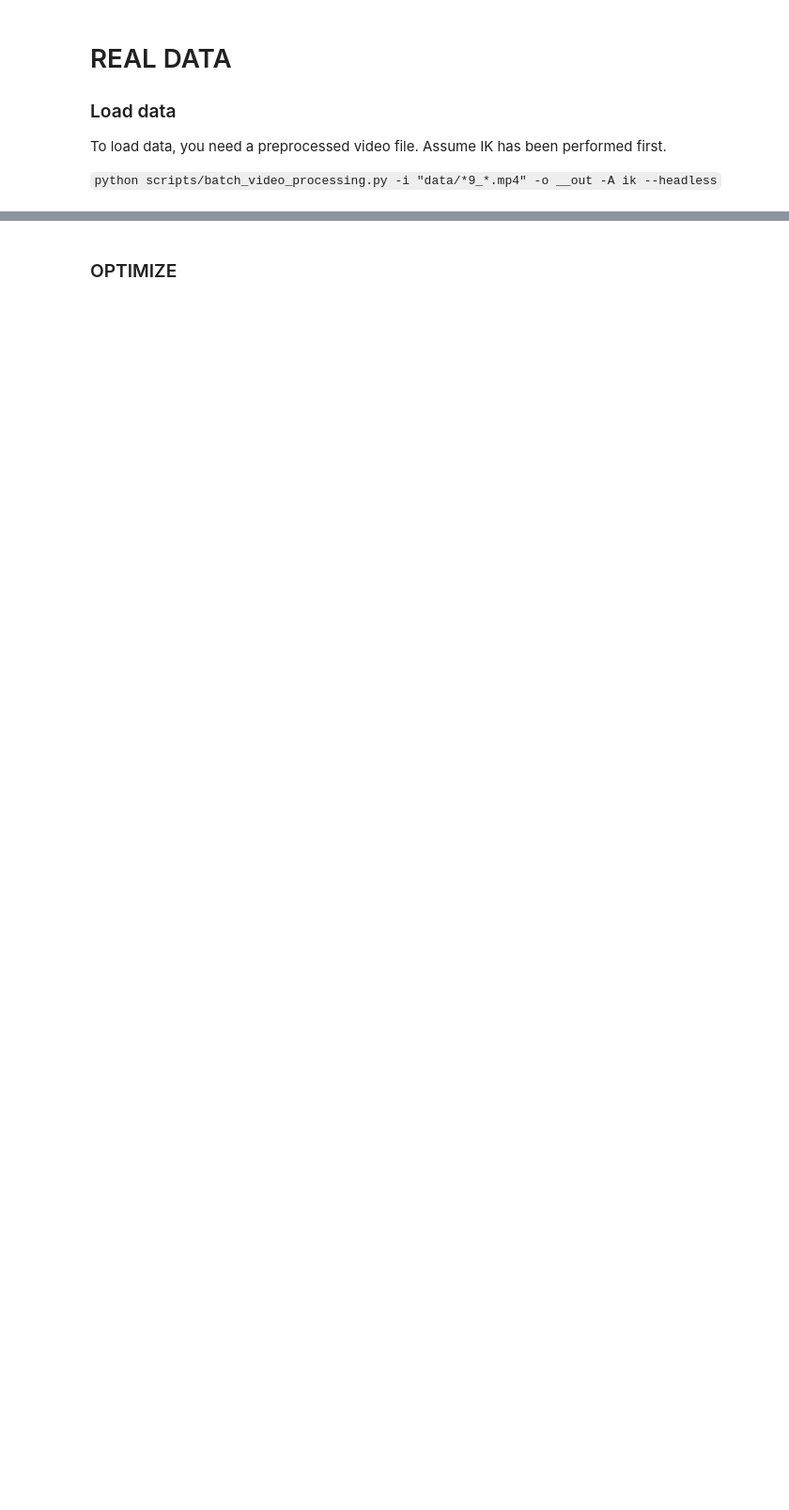
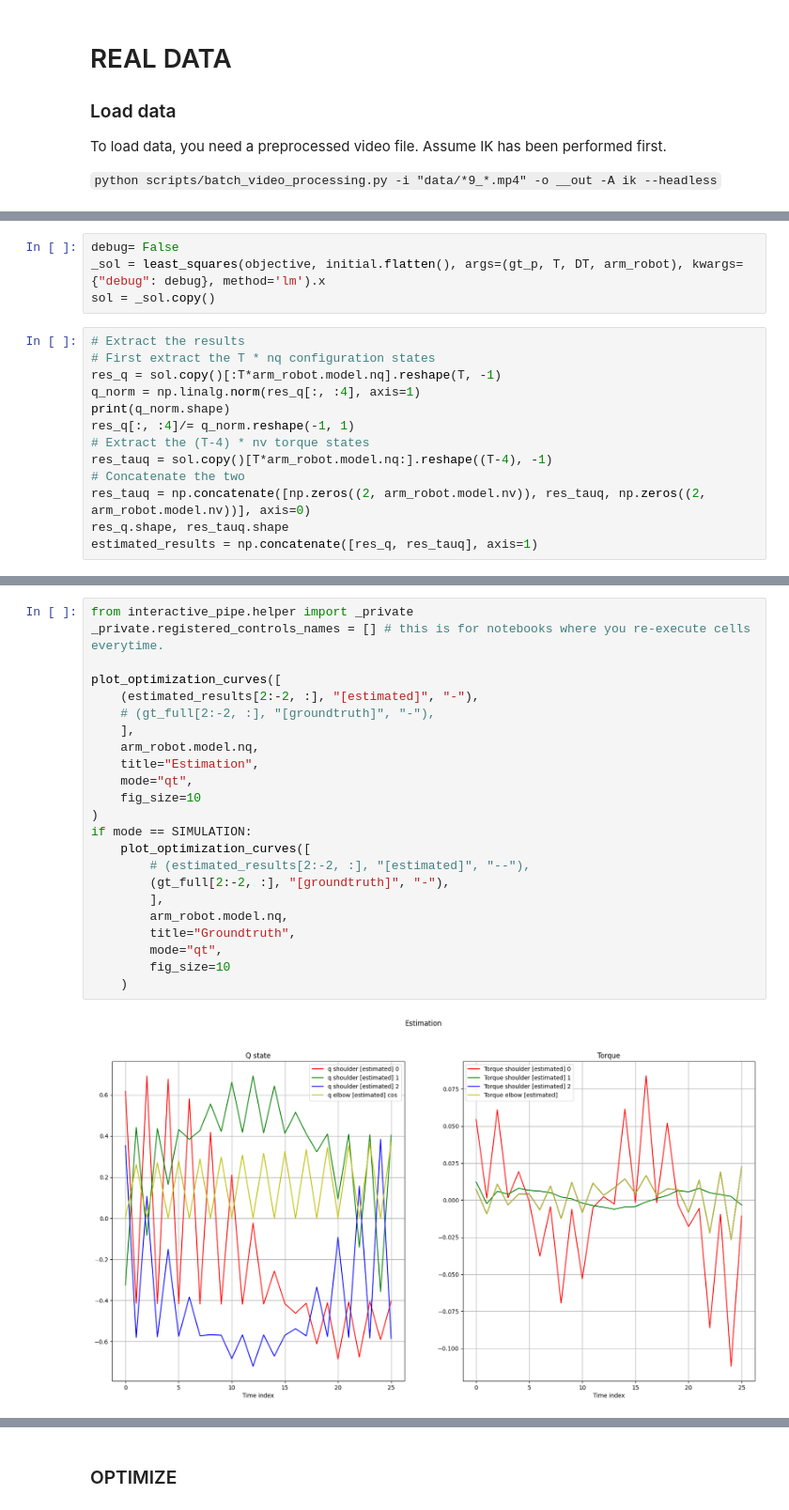
Before and after one commit to balthazarneveu/monocular_pose_and_forces_estimation, a Jupyter notebook: scripts/inverse_dynamics.ipynb, the cells around one changed output, grey strips where cells are left out. Shown: that part at 94% size. Drawn from its saved outputs; the diff is of its cells as text; blank space fills up the shorter version.

```diff
--- a/scripts/inverse_dynamics.ipynb
+++ b/scripts/inverse_dynamics.ipynb
@@ -133,0 +110,17 @@ assert initial.shape[1] ==13
+# %%
+debug= False
+_sol = least_squares(objective, initial.flatten(), args=(gt_p, T, DT, arm_robot), kwargs={"debug": debug}, method='lm').x
+sol = _sol.copy()
+# %%
+# Extract the results
+# First extract the T * nq configuration states
+res_q = sol.copy()[:T*arm_robot.model.nq].reshape(T, -1)
+q_norm = np.linalg.norm(res_q[:, :4], axis=1)
+print(q_norm.shape)
+res_q[:, :4]/= q_norm.reshape(-1, 1)
+# Extract the (T-4) * nv torque states
+res_tauq = sol.copy()[T*arm_robot.model.nq:].reshape((T-4), -1)
+# Concatenate the two
+res_tauq = np.concatenate([np.zeros((2, arm_robot.model.nv)), res_tauq, np.zeros((2, arm_robot.model.nv))], axis=0)
+res_q.shape, res_tauq.shape
+estimated_results = np.concatenate([res_q, res_tauq], axis=1)
@@ -133,0 +148,25 @@ assert initial.shape[1] ==13
+# %%
+from interactive_pipe.helper import _private
+_private.registered_controls_names = [] # this is for notebooks where you re-execute cells everytime.
+
+plot_optimization_curves([
+    (estimated_results[2:-2, :], "[estimated]", "-"),
+    # (gt_full[2:-2, :], "[groundtruth]", "-"),
+    ],
+    arm_robot.model.nq,
+    title="Estimation",
+    mode="qt",
+    fig_size=10
+)
+if mode == SIMULATION:
+    plot_optimization_curves([
+        # (estimated_results[2:-2, :], "[estimated]", "--"),
+        (gt_full[2:-2, :], "[groundtruth]", "-"),
+        ],
+        arm_robot.model.nq,
+        title="Groundtruth",
+        mode="qt",
+        fig_size=10
+    )
+# %% [output]
+[figure, added]
```
Also changed, not shown: parts of 14 cells of this notebook, 2 other files.
